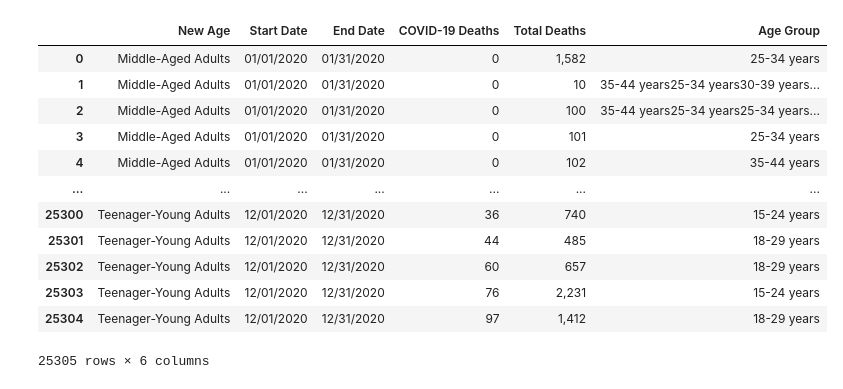
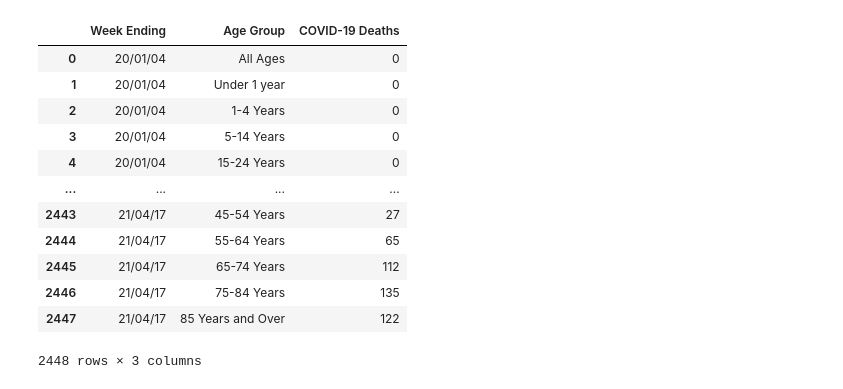
Before and after one commit to itsjonlau/Final-Project, a Jupyter notebook: JonLau_Dev/Analyzing_Data.ipynb, the cells around one changed output. Cells and saved outputs as stored; diff of their text form; code cells hidden in the pictures.

```diff
--- a/JonLau_Dev/Analyzing_Data.ipynb
+++ b/JonLau_Dev/Analyzing_Data.ipynb
@@ -3,22 +3,30 @@ import pandas as pd
 import matplotlib
 import numpy as np
 import matplotlib.pyplot as plt
+
+
+# Display all the columns of the dataframe
+pd.pandas.set_option('display.max_columns',None)
 # %%
 #load Updated data
 Updated_Data = pd.read_csv("Resources/Updated_Data.csv")
+Updated_Data_Week = pd.read_csv("Resources/Updated_Data_Week.csv")
+#Setting Visulization Parameters
+#pd.pandas.options.display.max_columns = None
 # %%
 Updated_Data
+Updated_Data_Week
 # %% [output]
-|  | New Age | Start Date | End Date | COVID-19 Deaths | Total Deaths | Age Group |
-| 0 | Middle-Aged Adults | 01/01/2020 | 01/31/2020 | 0 | 1,582 | 25-34 years |
-| 1 | Middle-Aged Adults | 01/01/2020 | 01/31/2020 | 0 | 10 | 35-44 years25-34 years30-39 years... |
-| 2 | Middle-Aged Adults | 01/01/2020 | 01/31/2020 | 0 | 100 | 35-44 years25-34 years25-34 years... |
-| 3 | Middle-Aged Adults | 01/01/2020 | 01/31/2020 | 0 | 101 | 25-34 years |
-| 4 | Middle-Aged Adults | 01/01/2020 | 01/31/2020 | 0 | 102 | 35-44 years |
-| ... | ... | ... | ... | ... | ... | ... |
-| 25300 | Teenager-Young Adults | 12/01/2020 | 12/31/2020 | 36 | 740 | 15-24 years |
-| 25301 | Teenager-Young Adults | 12/01/2020 | 12/31/2020 | 44 | 485 | 18-29 years |
-| 25302 | Teenager-Young Adults | 12/01/2020 | 12/31/2020 | 60 | 657 | 18-29 years |
-| 25303 | Teenager-Young Adults | 12/01/2020 | 12/31/2020 | 76 | 2,231 | 15-24 years |
-| 25304 | Teenager-Young Adults | 12/01/2020 | 12/31/2020 | 97 | 1,412 | 18-29 years |
+|  | Week Ending | Age Group | COVID-19 Deaths |
+| 0 | 20/01/04 | All Ages | 0 |
+| 1 | 20/01/04 | Under 1 year | 0 |
+| 2 | 20/01/04 | 1-4 Years | 0 |
+| 3 | 20/01/04 | 5-14 Years | 0 |
+| 4 | 20/01/04 | 15-24 Years | 0 |
+| ... | ... | ... | ... |
+| 2443 | 21/04/17 | 45-54 Years | 27 |
+| 2444 | 21/04/17 | 55-64 Years | 65 |
+| 2445 | 21/04/17 | 65-74 Years | 112 |
+| 2446 | 21/04/17 | 75-84 Years | 135 |
+| 2447 | 21/04/17 | 85 Years and Over | 122 |
-25305 rows × 6 columns
+2448 rows × 3 columns
```
Also changed, not shown: parts of 9 cells of this notebook, 5 other files.
